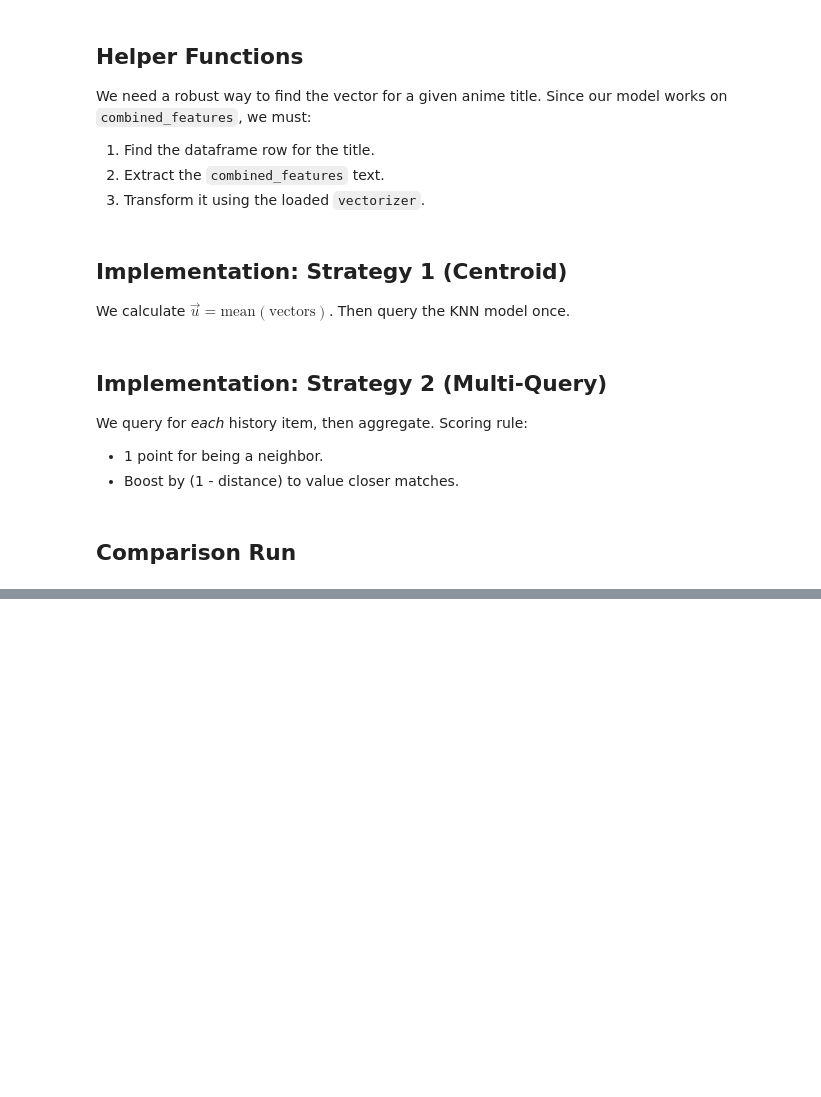
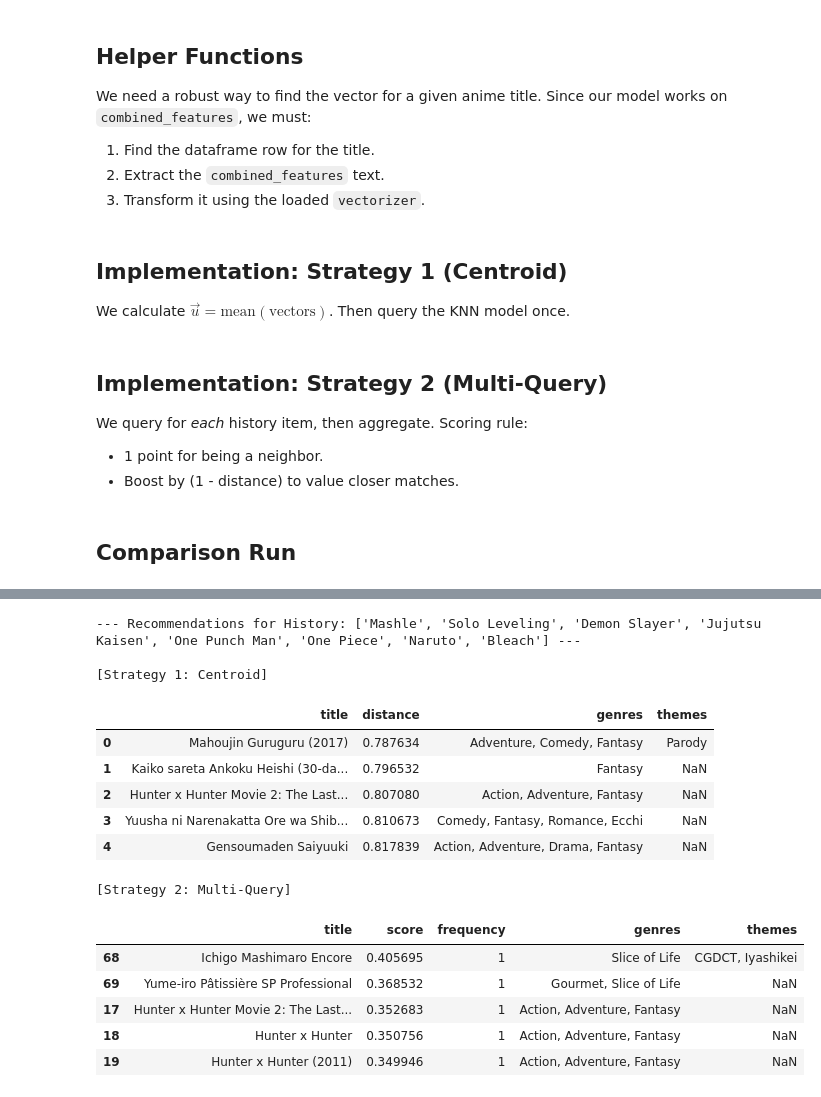
Before and after one commit to Asifdotexe/AniMate, a Jupyter notebook: notebooks/issue-58-as-poc-history-recommendation.ipynb, the cells around one changed output, grey strips where cells are left out. Drawn from its saved outputs; the diff is of its cells as text; code cells hidden in the pictures; blank space fills up the shorter version.

```diff
--- a/notebooks/issue-58-as-poc-history-recommendation.ipynb
+++ b/notebooks/issue-58-as-poc-history-recommendation.ipynb
@@ -288,0 +348,36 @@ display(res_mq[['title', 'score', 'frequency', 'genres', 'themes']])
+# %%
+# TEST CASE 3: Multiple differering choices
+# Logic: Should add a lot of big names to see if the system can handle it
+history_1 = ["Mashle", "Solo Leveling", "Demon Slayer", "Jujutsu Kaisen", "One Punch Man", "One Piece", "Naruto", "Bleach"]
+
+print(f"--- Recommendations for History: {history_1} ---")
+print("\n[Strategy 1: Centroid]")
+res_c = recommend_centroid(history_1, df, vectorizer, knn)
+if not res_c.empty:
+    display(res_c[['title', 'distance', 'genres', 'themes']])
+else:
+    print("No recommendations found (all filtered by franchise logic).")
+
+print("\n[Strategy 2: Multi-Query]")
+res_mq = recommend_multiquery(history_1, df, vectorizer, knn)
+if not res_mq.empty:
+    display(res_mq[['title', 'score', 'frequency', 'genres', 'themes']])
+else:
+    print("No recommendations found (all filtered by franchise logic).")
+# %% [output]
+--- Recommendations for History: ['Mashle', 'Solo Leveling', 'Demon Slayer', 'Jujutsu Kaisen', 'One Punch Man', 'One Piece', 'Naruto', 'Bleach'] ---
+
+[Strategy 1: Centroid]
+|  | title | distance | genres | themes |
+| 0 | Mahoujin Guruguru (2017) | 0.787634 | Adventure, Comedy, Fantasy | Parody |
+| 1 | Kaiko sareta Ankoku Heishi (30-da... | 0.796532 | Fantasy | NaN |
+| 2 | Hunter x Hunter Movie 2: The Last... | 0.807080 | Action, Adventure, Fantasy | NaN |
+| 3 | Yuusha ni Narenakatta Ore wa Shib... | 0.810673 | Comedy, Fantasy, Romance, Ecchi | NaN |
+| 4 | Gensoumaden Saiyuuki | 0.817839 | Action, Adventure, Drama, Fantasy | NaN |
+[Strategy 2: Multi-Query]
+|  | title | score | frequency | genres | themes |
+| 68 | Ichigo Mashimaro Encore | 0.405695 | 1 | Slice of Life | CGDCT, Iyashikei |
+| 69 | Yume-iro Pâtissière SP Professional | 0.368532 | 1 | Gourmet, Slice of Life | NaN |
+| 17 | Hunter x Hunter Movie 2: The Last... | 0.352683 | 1 | Action, Adventure, Fantasy | NaN |
+| 18 | Hunter x Hunter | 0.350756 | 1 | Action, Adventure, Fantasy | NaN |
+| 19 | Hunter x Hunter (2011) | 0.349946 | 1 | Action, Adventure, Fantasy | NaN |
```
Also changed, not shown: parts of 9 cells of this notebook, 1 other file.
